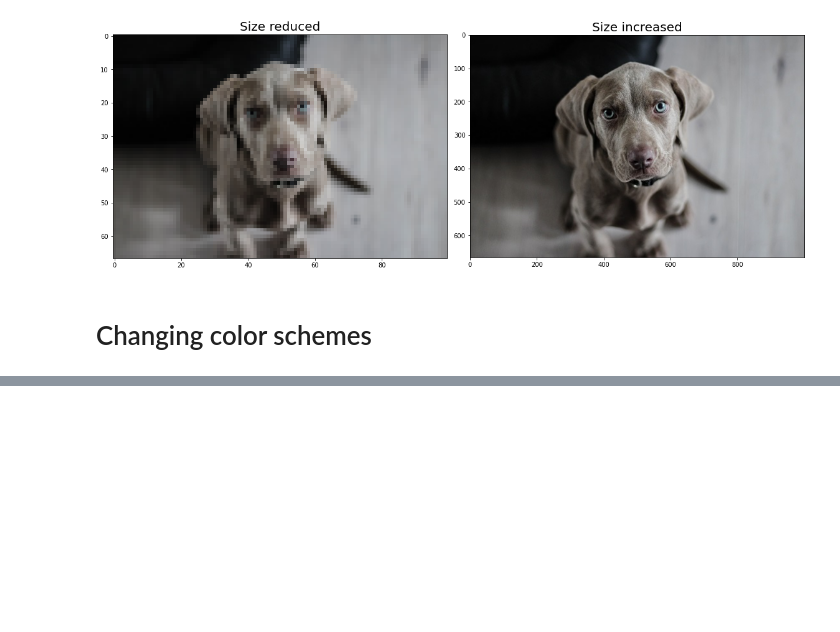
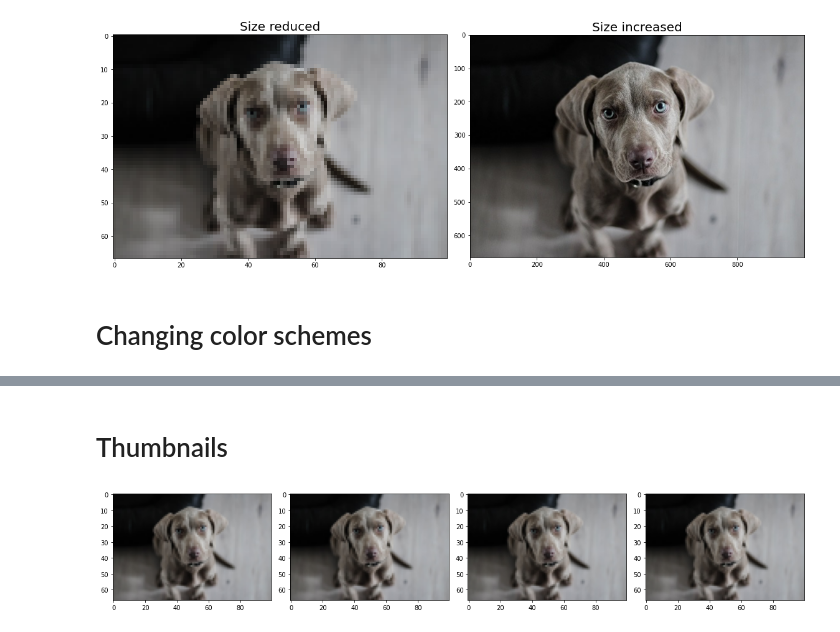
Before and after one commit to grafiszti/itb, a Jupyter notebook: notebooks/Examples.ipynb, the cells around one changed output, grey strips where cells are left out. Drawn from its saved outputs; the diff is of its cells as text; code cells hidden in the pictures; blank space fills up the shorter version.

```diff
--- a/notebooks/Examples.ipynb
+++ b/notebooks/Examples.ipynb
@@ -60,0 +62,15 @@ draw(
+# %% [markdown]
+# Thumbnails
+# %%
+draw(
+    # np.ndarray
+    thumbnails(read(TEST_IMG_1))
+
+    # str
+    + thumbnails(TEST_IMG_1)
+
+    # combined list of str and np.ndarray
+    + thumbnails([TEST_IMG_1, read(TEST_IMG_1)])
+)
+# %% [output]
+[figure, added]
```
Also changed, not shown: parts of 4 cells of this notebook, 2 other files.
